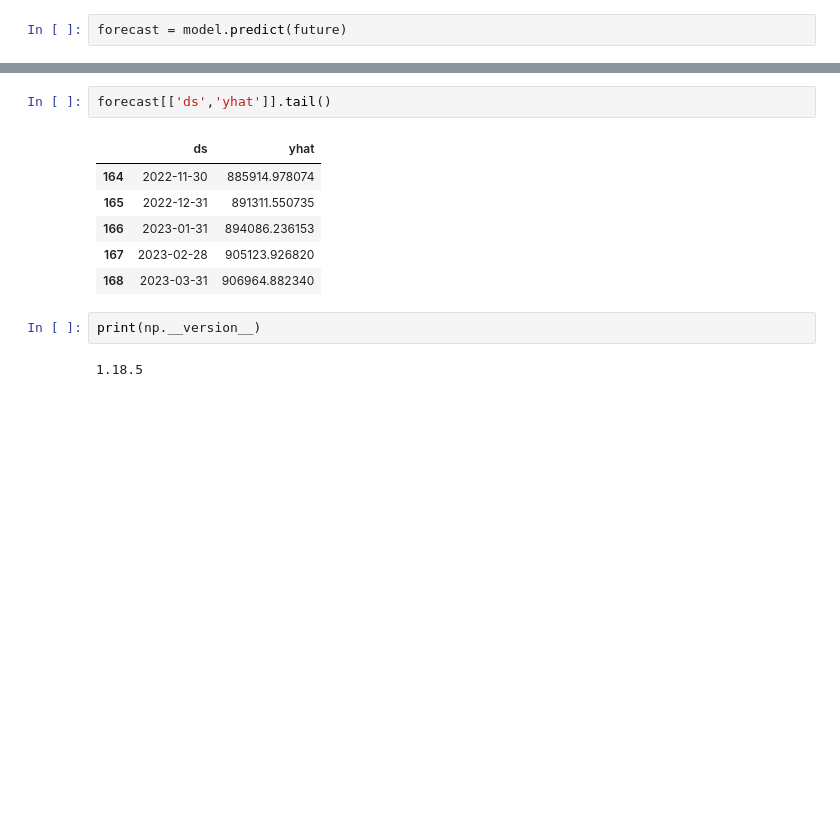
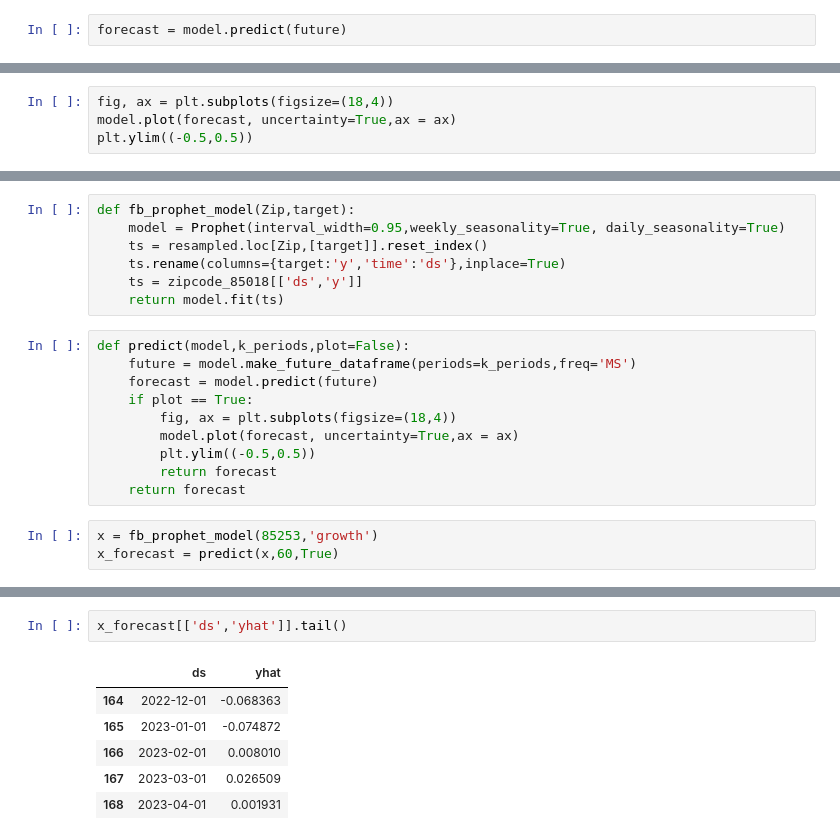
Before and after one commit to MatthewR1021/Zillow_Time_Series, a Jupyter notebook: jerry.ipynb, the cells around one changed output, grey strips where cells are left out. Cells and saved outputs as stored; diff of their text form; blank space fills up the shorter version.

```diff
--- a/jerry.ipynb
+++ b/jerry.ipynb
@@ -717,0 +738,4 @@ forecast = model.predict(future)
+# %%
+fig, ax = plt.subplots(figsize=(18,4))
+model.plot(forecast, uncertainty=True,ax = ax)
+plt.ylim((-0.5,0.5))
@@ -717,0 +745,20 @@ forecast = model.predict(future)
+# %%
+def fb_prophet_model(Zip,target):
+    model = Prophet(interval_width=0.95,weekly_seasonality=True, daily_seasonality=True)
+    ts = resampled.loc[Zip,[target]].reset_index()
+    ts.rename(columns={target:'y','time':'ds'},inplace=True)
+    ts = zipcode_85018[['ds','y']]
+    return model.fit(ts)
+# %%
+def predict(model,k_periods,plot=False):
+    future = model.make_future_dataframe(periods=k_periods,freq='MS')
+    forecast = model.predict(future)
+    if plot == True:
+        fig, ax = plt.subplots(figsize=(18,4))
+        model.plot(forecast, uncertainty=True,ax = ax)
+        plt.ylim((-0.5,0.5))
+        return forecast
+    return forecast
+# %%
+x = fb_prophet_model(85253,'growth')
+x_forecast = predict(x,60,True)
@@ -718,13 +767,9 @@ forecast = model.predict(future)
 # %%
-forecast[['ds','yhat']].tail()
+x_forecast[['ds','yhat']].tail()
 # %% [output]
 |  | ds | yhat |
-| 164 | 2022-11-30 | 885914.978074 |
-| 165 | 2022-12-31 | 891311.550735 |
-| 166 | 2023-01-31 | 894086.236153 |
-| 167 | 2023-02-28 | 905123.926820 |
-| 168 | 2023-03-31 | 906964.882340 |
+| 164 | 2022-12-01 | -0.068363 |
+| 165 | 2023-01-01 | -0.074872 |
+| 166 | 2023-02-01 | 0.008010 |
+| 167 | 2023-03-01 | 0.026509 |
+| 168 | 2023-04-01 | 0.001931 |
-# %%
-print(np.__version__)
-# %% [output]
-1.18.5
```
Also changed, not shown: parts of 9 cells of this notebook.
